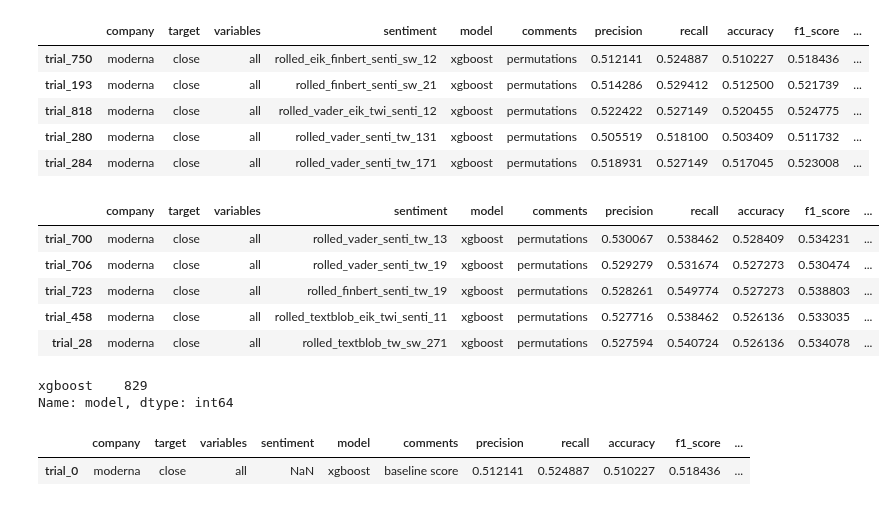
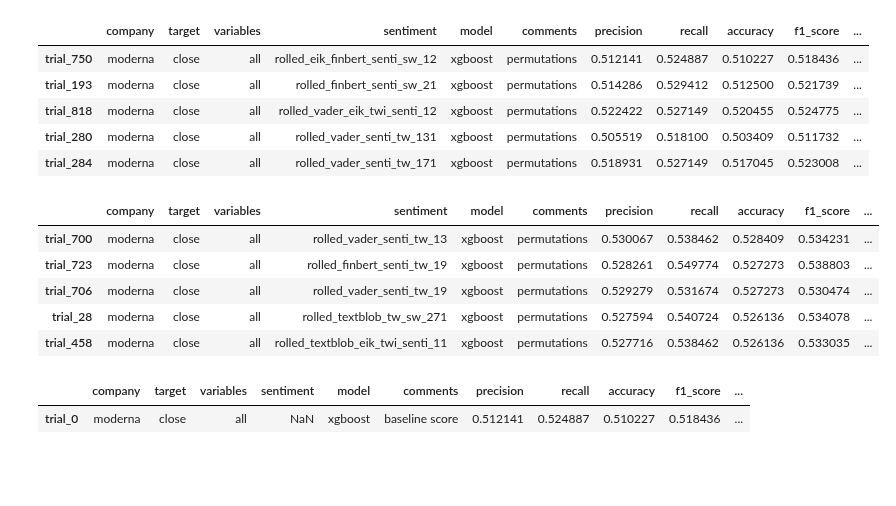
Before and after one commit to Diegozu97/thesis_code, a Jupyter notebook: 06_results_analysis.ipynb, the cells around one changed output. Cells and saved outputs as stored; diff of their text form; code cells hidden in the pictures; blank space fills up the shorter version.

```diff
--- a/06_results_analysis.ipynb
+++ b/06_results_analysis.ipynb
@@ -70,5 +70,3 @@ topic_modelling = search_folder(thesis_folder_path, "topic_modelling")
 ## Moderna Results
 # %%
 moderna_results_df = pd.read_csv(results_folder + "/moderna_results_summary.csv", index_col = [0])
-moderna_results_df = moderna_results_df.sort_values(by = ["accuracy"], ascending = [False])
-moderna_results_df.head(3)
@@ -85,6 +73,5 @@ Name: model, dtype: int64
 # %%
-moderna_results_df = moderna_results_df.sort_values(by = [ "mae"], ascending = [True])
-moderna_results_df.head(5)
+moderna_results_df.sort_values(by = [ "mae"], ascending = [True]).head(5)
 # %% [output]
 |  | company | target | variables | sentiment | model | comments | precision | recall | accuracy | f1_score | ... |
 | trial_750 | moderna | close | all | rolled_eik_finbert_senti_sw_12 | xgboost | permutations | 0.512141 | 0.524887 | 0.510227 | 0.518436 | ... |
@@ -93,21 +80,14 @@ moderna_results_df.head(5)
 | trial_280 | moderna | close | all | rolled_vader_senti_tw_131 | xgboost | permutations | 0.505519 | 0.518100 | 0.503409 | 0.511732 | ... |
 | trial_284 | moderna | close | all | rolled_vader_senti_tw_171 | xgboost | permutations | 0.518931 | 0.527149 | 0.517045 | 0.523008 | ... |
 # %%
-moderna_results_df = pd.read_csv(results_folder + "/moderna_results_summary.csv", index_col = [0])
-moderna_results_df = moderna_results_df.sort_values(by = ["accuracy", "mae", "f1_score"], ascending = [False, True, False])
-moderna_results_df.head(5)
+moderna_results_df.sort_values(by = ["accuracy", "f1_score"], ascending = [False, False]).head(5)
 # %% [output]
 |  | company | target | variables | sentiment | model | comments | precision | recall | accuracy | f1_score | ... |
 | trial_700 | moderna | close | all | rolled_vader_senti_tw_13 | xgboost | permutations | 0.530067 | 0.538462 | 0.528409 | 0.534231 | ... |
+| trial_723 | moderna | close | all | rolled_finbert_senti_tw_19 | xgboost | permutations | 0.528261 | 0.549774 | 0.527273 | 0.538803 | ... |
 | trial_706 | moderna | close | all | rolled_vader_senti_tw_19 | xgboost | permutations | 0.529279 | 0.531674 | 0.527273 | 0.530474 | ... |
-| trial_723 | moderna | close | all | rolled_finbert_senti_tw_19 | xgboost | permutations | 0.528261 | 0.549774 | 0.527273 | 0.538803 | ... |
+| trial_28 | moderna | close | all | rolled_textblob_tw_sw_271 | xgboost | permutations | 0.527594 | 0.540724 | 0.526136 | 0.534078 | ... |
 | trial_458 | moderna | close | all | rolled_textblob_eik_twi_senti_11 | xgboost | permutations | 0.527716 | 0.538462 | 0.526136 | 0.533035 | ... |
-| trial_28 | moderna | close | all | rolled_textblob_tw_sw_271 | xgboost | permutations | 0.527594 | 0.540724 | 0.526136 | 0.534078 | ... |
-# %%
-moderna_results_df.model.value_counts()
-# %% [output]
-xgboost    829
-Name: model, dtype: int64
 # %%
 moderna_results_df[moderna_results_df["comments"] == "baseline score"]
 # %% [output]
```
Also changed, not shown: parts of 8 cells of this notebook, 1 other file.
